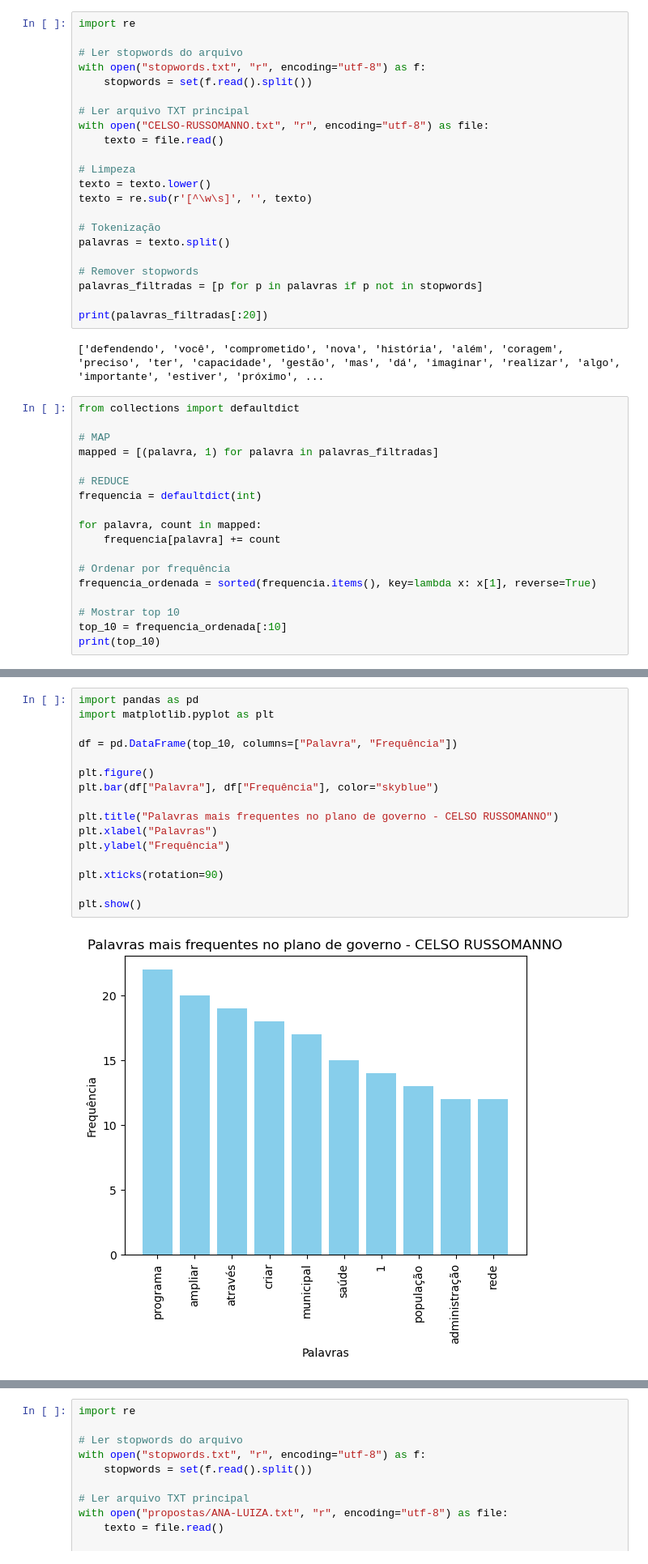
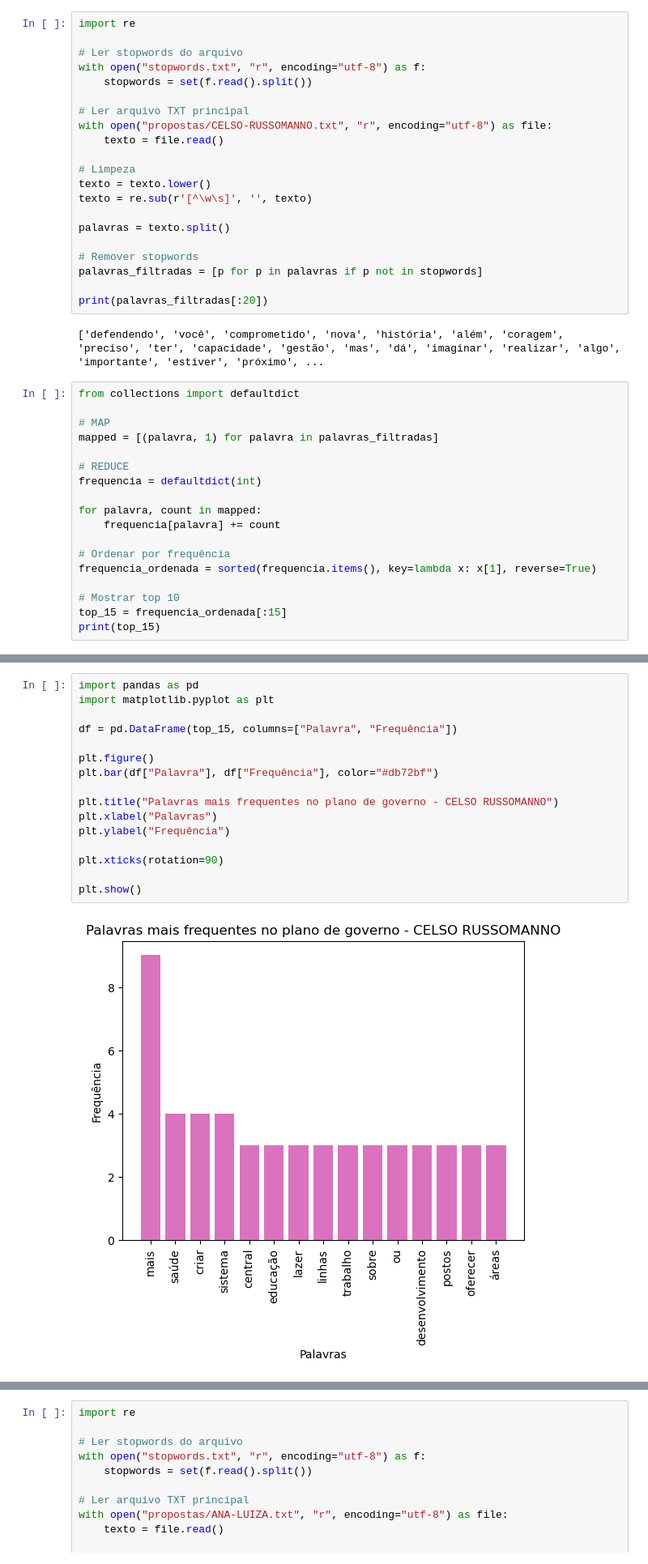
Before and after one commit to fernandakaory/cp2-big-data-mapReduce, a Jupyter notebook: relacao-propostas.ipynb, the cells around one changed output, grey strips where cells are left out. Shown at 81% size. Cells and saved outputs as stored; diff of their text form.

```diff
--- a/relacao-propostas.ipynb
+++ b/relacao-propostas.ipynb
@@ -8,14 +8,13 @@ with open("stopwords.txt", "r", encoding="utf-8") as f:
     stopwords = set(f.read().split())
 
 # Ler arquivo TXT principal
-with open("CELSO-RUSSOMANNO.txt", "r", encoding="utf-8") as file:
+with open("propostas/CELSO-RUSSOMANNO.txt", "r", encoding="utf-8") as file:
     texto = file.read()
 
 # Limpeza
 texto = texto.lower()
 texto = re.sub(r'[^\w\s]', '', texto)
 
-# Tokenização
 palavras = texto.split()
 
 # Remover stopwords
@@ -40,6 +39,6 @@ for palavra, count in mapped:
 frequencia_ordenada = sorted(frequencia.items(), key=lambda x: x[1], reverse=True)
 
 # Mostrar top 10
-top_10 = frequencia_ordenada[:10]
-print(top_10)
+top_15 = frequencia_ordenada[:15]
+print(top_15)
 # %% [output]
@@ -51,18 +50,18 @@ with open("resultado_frequencias.txt", "w", encoding="utf-8") as f:
 # %%
 import pandas as pd
 import matplotlib.pyplot as plt
 
-df = pd.DataFrame(top_10, columns=["Palavra", "Frequência"])
+df = pd.DataFrame(top_15, columns=["Palavra", "Frequência"])
 
 plt.figure()
-plt.bar(df["Palavra"], df["Frequência"], color="skyblue")
+plt.bar(df["Palavra"], df["Frequência"], color="#db72bf")
 
 plt.title("Palavras mais frequentes no plano de governo - CELSO RUSSOMANNO")
 plt.xlabel("Palavras")
 plt.ylabel("Frequência")
 
 plt.xticks(rotation=90)
 
 plt.show()
 # %% [output]
-[figure, old version]
+[figure, new version]
```
Also changed, not shown: parts of 25 cells of this notebook, 6 other files.
